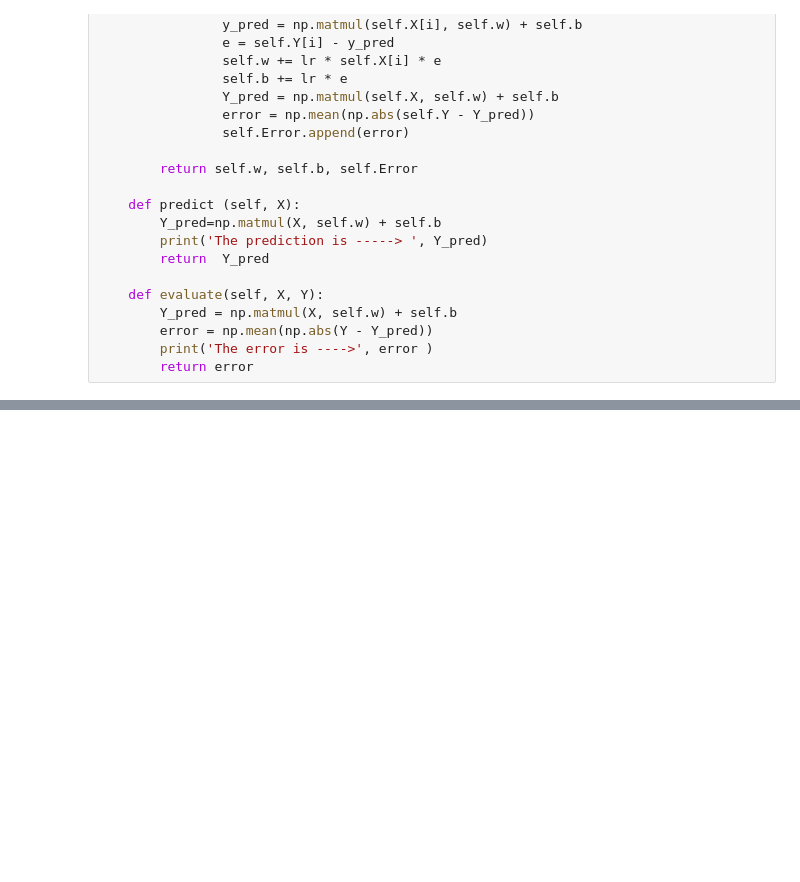
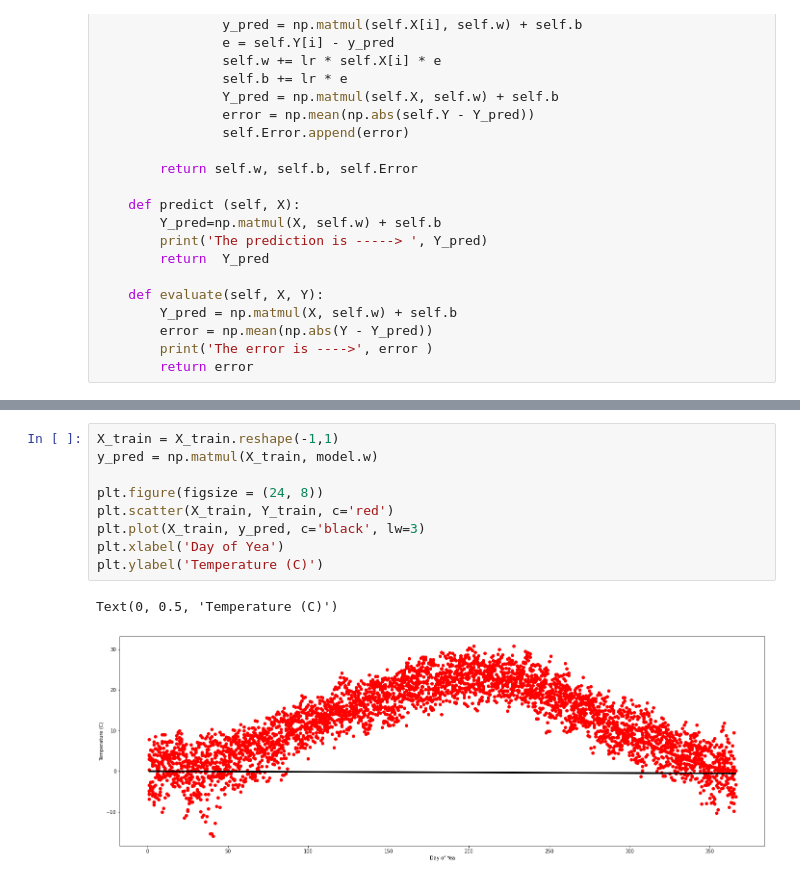
Before and after one commit to BJahanyar/Advanced_Python, a Jupyter notebook: MachineLearning/Assignment_38/WeatherHistory.ipynb, the cells around one changed output, grey strips where cells are left out. Drawn from its saved outputs; the diff is of its cells as text; blank space fills up the shorter version.

```diff
--- a/MachineLearning/Assignment_38/WeatherHistory.ipynb
+++ b/MachineLearning/Assignment_38/WeatherHistory.ipynb
@@ -118,0 +118,12 @@ plt.show()
+# %%
+X_train = X_train.reshape(-1,1)
+y_pred = np.matmul(X_train, model.w)
+
+plt.figure(figsize = (24, 8))
+plt.scatter(X_train, Y_train, c='red')
+plt.plot(X_train, y_pred, c='black', lw=3)
+plt.xlabel('Day of Yea')
+plt.ylabel('Temperature (C)')
+# %% [output]
+Text(0, 0.5, 'Temperature (C)')
+[figure, added]
```
Also changed, not shown: parts of 3 cells of this notebook, 2 other files.
